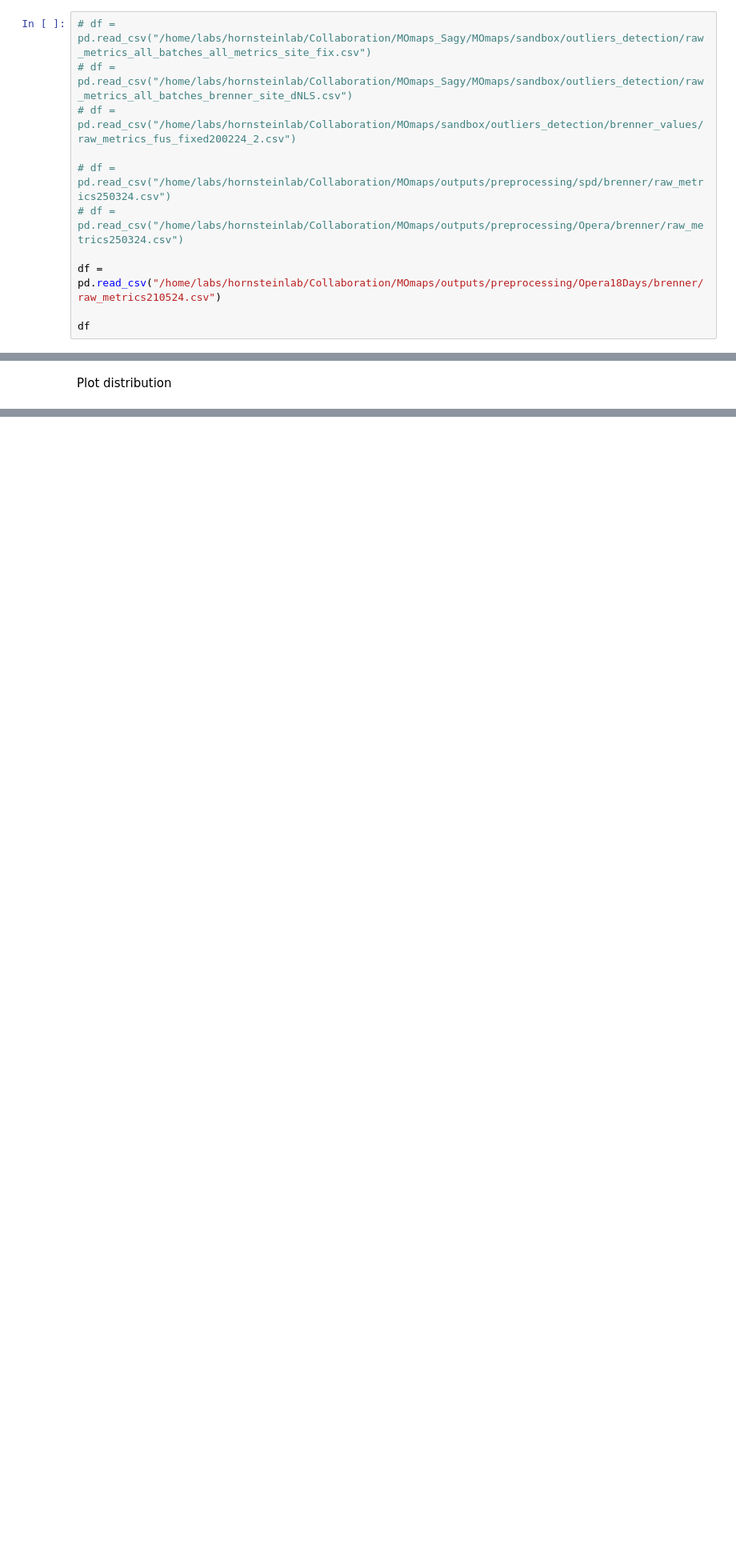
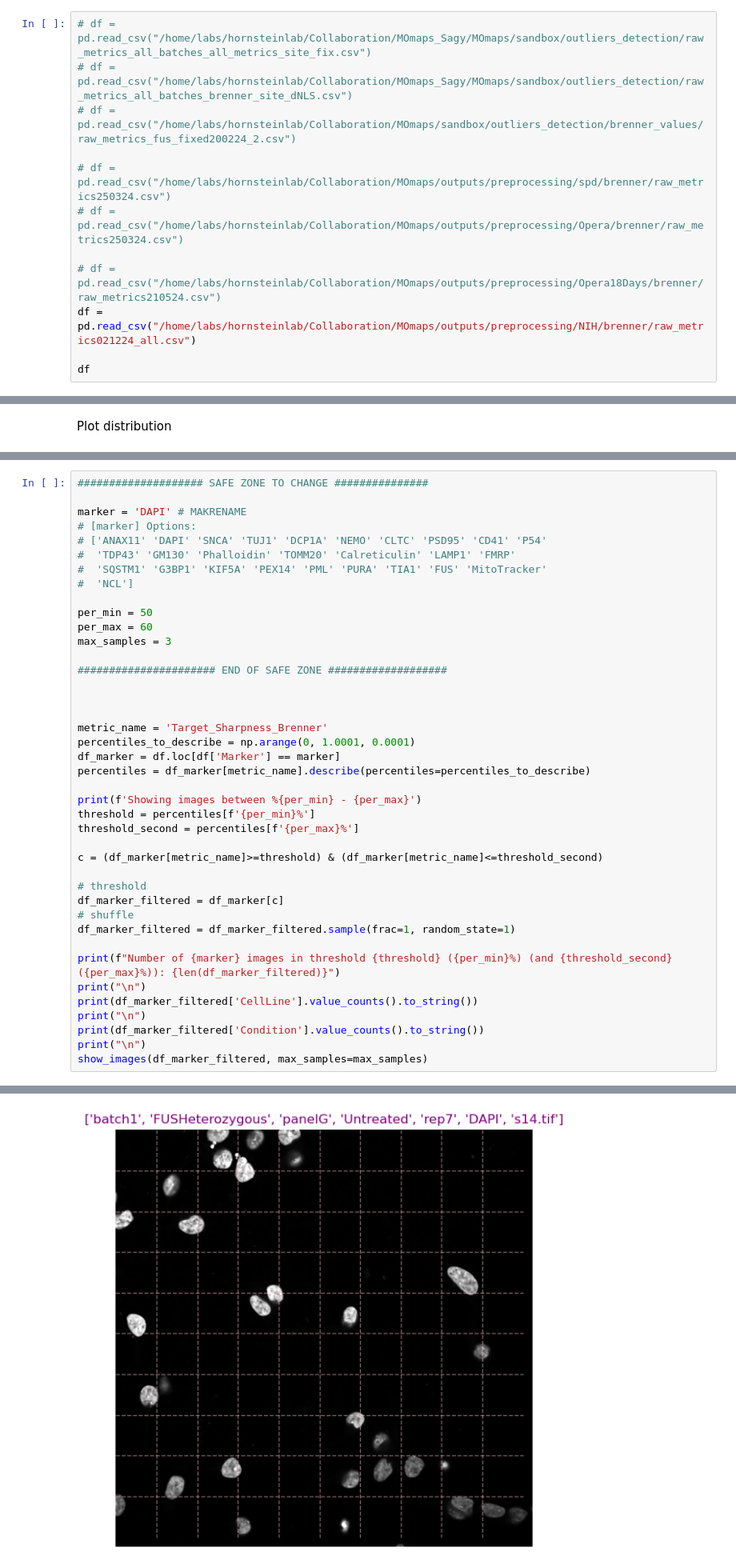
Before and after one commit to Sagykri/NOVA, a Jupyter notebook: tools/preprocessing_tools/set_brenner.ipynb, the cells around one changed output, grey strips where cells are left out. Shown at 80% size. Saved outputs shown, nothing was run; the diff lists cells and outputs as text; blank space fills up the shorter version.

Commit message:
Add Brenner reports; Simplify Brenner setting

```diff
--- a/tools/preprocessing_tools/set_brenner.ipynb
+++ b/tools/preprocessing_tools/set_brenner.ipynb
@@ -359,6 +380,7 @@ def put_tiles_grid(image, ax):
 # df = pd.read_csv("/home/labs/hornsteinlab/Collaboration/MOmaps/outputs/preprocessing/spd/brenner/raw_metrics250324.csv")
 # df = pd.read_csv("/home/labs/hornsteinlab/Collaboration/MOmaps/outputs/preprocessing/Opera/brenner/raw_metrics250324.csv")
 
-df = pd.read_csv("/home/labs/hornsteinlab/Collaboration/MOmaps/outputs/preprocessing/Opera18Days/brenner/raw_metrics210524.csv")
+# df = pd.read_csv("/home/labs/hornsteinlab/Collaboration/MOmaps/outputs/preprocessing/Opera18Days/brenner/raw_metrics210524.csv")
+df = pd.read_csv("/home/labs/hornsteinlab/Collaboration/MOmaps/outputs/preprocessing/NIH/brenner/raw_metrics021224_all.csv")
 
 df
@@ -416,0 +498,42 @@ Plot distribution
+# %%
+#################### SAFE ZONE TO CHANGE ###############
+
+marker = 'DAPI' # MAKRENAME
+# [marker] Options:
+# ['ANAX11' 'DAPI' 'SNCA' 'TUJ1' 'DCP1A' 'NEMO' 'CLTC' 'PSD95' 'CD41' 'P54'
+#  'TDP43' 'GM130' 'Phalloidin' 'TOMM20' 'Calreticulin' 'LAMP1' 'FMRP'
+#  'SQSTM1' 'G3BP1' 'KIF5A' 'PEX14' 'PML' 'PURA' 'TIA1' 'FUS' 'MitoTracker'
+#  'NCL']
+
+per_min = 50
+per_max = 60
+max_samples = 3
+
+###################### END OF SAFE ZONE ###################
+
+
+
+metric_name = 'Target_Sharpness_Brenner'
+percentiles_to_describe = np.arange(0, 1.0001, 0.0001)
+df_marker = df.loc[df['Marker'] == marker]
+percentiles = df_marker[metric_name].describe(percentiles=percentiles_to_describe)
+
+print(f'Showing images between %{per_min} - {per_max}')
+threshold = percentiles[f'{per_min}%']
+threshold_second = percentiles[f'{per_max}%']
+
+c = (df_marker[metric_name]>=threshold) & (df_marker[metric_name]<=threshold_second)
+
+# threshold
+df_marker_filtered = df_marker[c]
+# shuffle
+df_marker_filtered = df_marker_filtered.sample(frac=1, random_state=1)
+
+print(f"Number of {marker} images in threshold {threshold} ({per_min}%) (and {threshold_second} ({per_max}%)): {len(df_marker_filtered)}")
+print("\n")
+print(df_marker_filtered['CellLine'].value_counts().to_string())
+print("\n")
+print(df_marker_filtered['Condition'].value_counts().to_string())
+print("\n")
+show_images(df_marker_filtered, max_samples=max_samples)
+# %% [output]
@@ -416,0 +559 @@ Plot distribution
+[figure, added]
```
Also changed, not shown: parts of 14 cells of this notebook, 1 other file.
